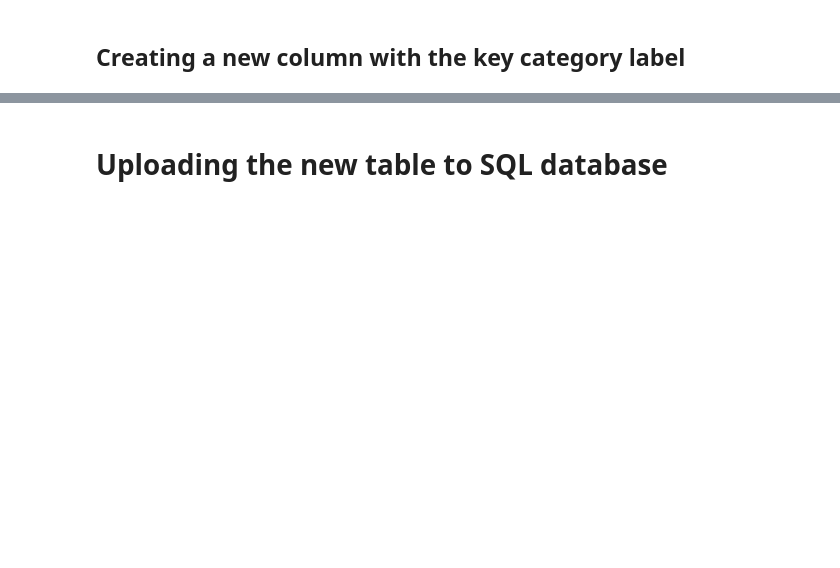
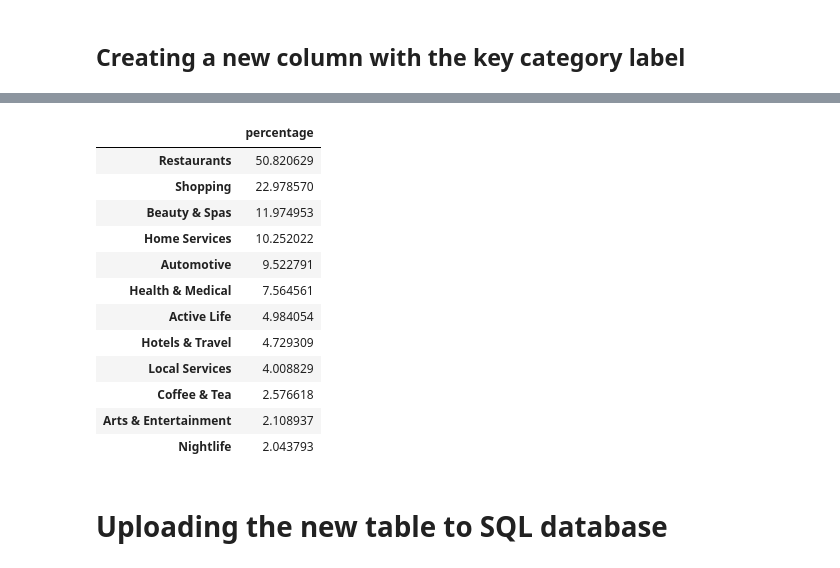
Before and after one commit to DataAnalystAcc/yelp_user_reviews, a Jupyter notebook: categories_analysis.ipynb, the cells around one changed output, grey strips where cells are left out. Drawn from its saved outputs; the diff is of its cells as text; code cells hidden in the pictures; blank space fills up the shorter version.

```diff
--- a/categories_analysis.ipynb
+++ b/categories_analysis.ipynb
@@ -194,3 +483,26 @@ key_cat_df
+# %%
+percentages = {
+    substring: (business_full['key_categories'].str.contains(substring, case=False, na=False).sum() / total_rows) * 100
+    for substring in key_categories
+}
+
+# Display as a DataFrame
+percentages_df = pd.DataFrame.from_dict(percentages, orient='index', columns=['percentage'])
+percentages_df.sort_values(by='percentage', ascending=False)
+# %% [output]
+|  | percentage |
+| Restaurants | 50.820629 |
+| Shopping | 22.978570 |
+| Beauty & Spas | 11.974953 |
+| Home Services | 10.252022 |
+| Automotive | 9.522791 |
+| Health & Medical | 7.564561 |
+| Active Life | 4.984054 |
+| Hotels & Travel | 4.729309 |
+| Local Services | 4.008829 |
+| Coffee & Tea | 2.576618 |
+| Arts & Entertainment | 2.108937 |
+| Nightlife | 2.043793 |
 # %% [markdown]
 # Uploading the new table to SQL database
 # %%
```
Also changed, not shown: parts of 39 cells of this notebook, 8 other files.
